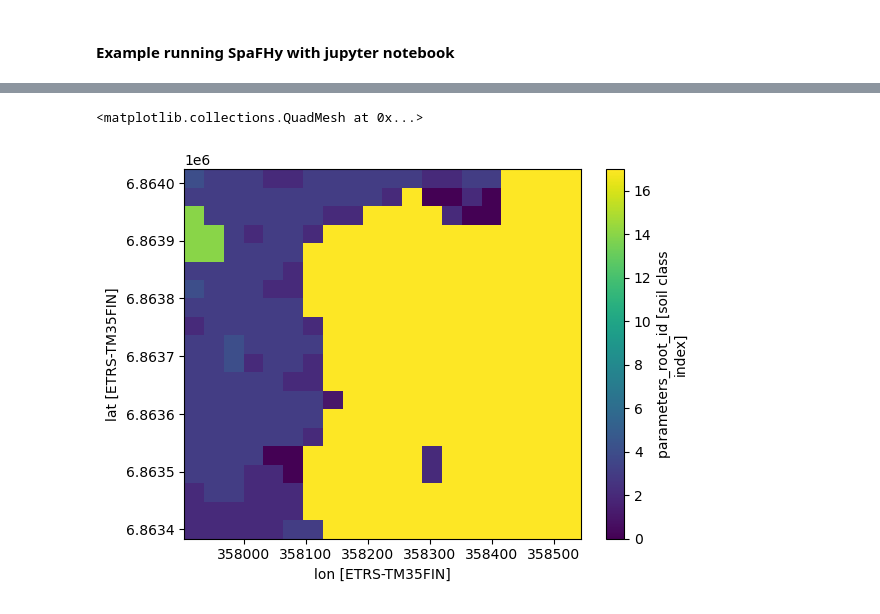
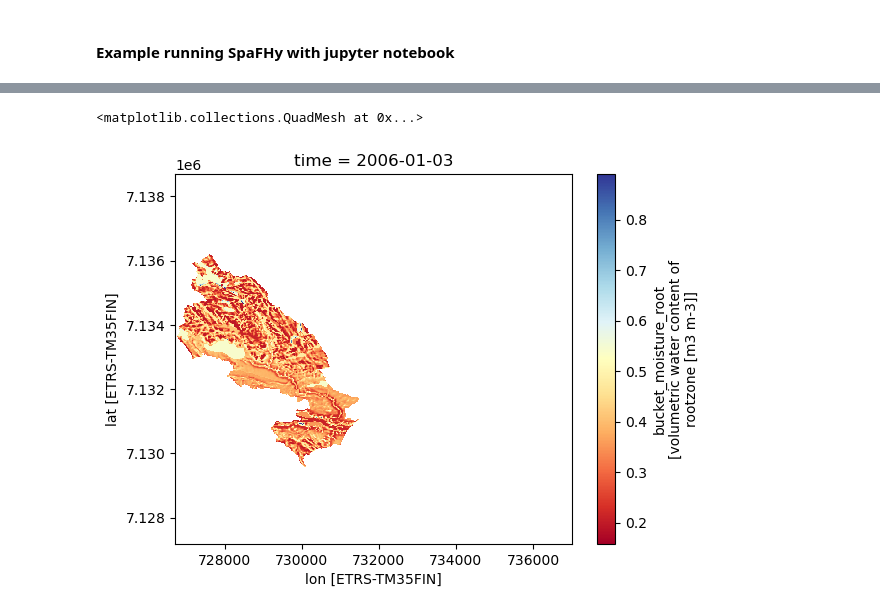
Before and after one commit to jpnousu/SpaFHy_v2.0, a Jupyter notebook: run_example.ipynb, the cells around one changed output, grey strips where cells are left out. Drawn from its saved outputs; the diff is of its cells as text; code cells hidden in the pictures.

```diff
--- a/run_example.ipynb
+++ b/run_example.ipynb
@@ -13,6 +13,6 @@ os.chdir(r'/Users/jpnousu/SpaFHy_v2.0')
 
 # example of calling driver, reading results
 #outputfile = driver(create_ncf=True, create_spinup=False, folder='/Users/jpnousu/SpaFHy_RUNS/krycklan')
-outputfile = driver(create_ncf=True, create_spinup=False, folder='/Users/jpnousu/SpaFHy_RUNS/hyytiala')
+outputfile = driver(create_ncf=True, create_spinup=False, folder='/Users/jpnousu/SpaFHy_RUNS/krycklan')
 results = xr.open_dataset(outputfile)
 # %% [output]
@@ -57,5 +58,7 @@ Timestep: 5 iterations 66 0.0008519305637264551 -0.009955656148491698
 # %%
-results['parameters_root_id'][30:50, 310:330].plot()
+#results['deep_lateral_netflow'][-1, 70:100, 270:300].plot(cmap='RdYlBu')
+#results['deep_lateral_netflow'][-1, 95:185, 250:290].plot(cmap='RdYlBu')
+results['bucket_moisture_root'][-1].plot(cmap='RdYlBu')
 # %% [output]
 <matplotlib.collections.QuadMesh at 0x...>
-[figure, old version]
+[figure, new version]
```
Also changed, not shown: parts of 5 cells of this notebook, 8 other files.
